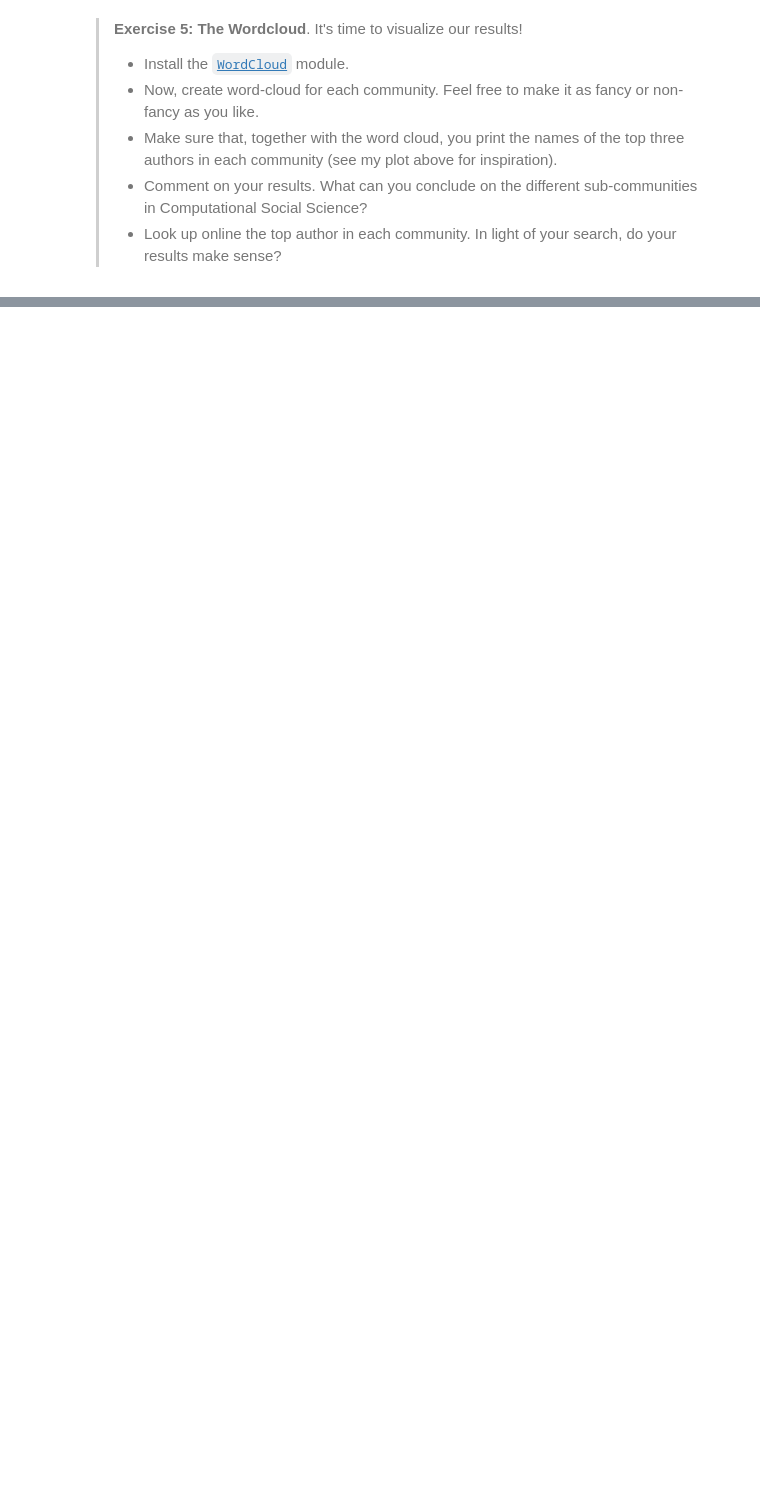
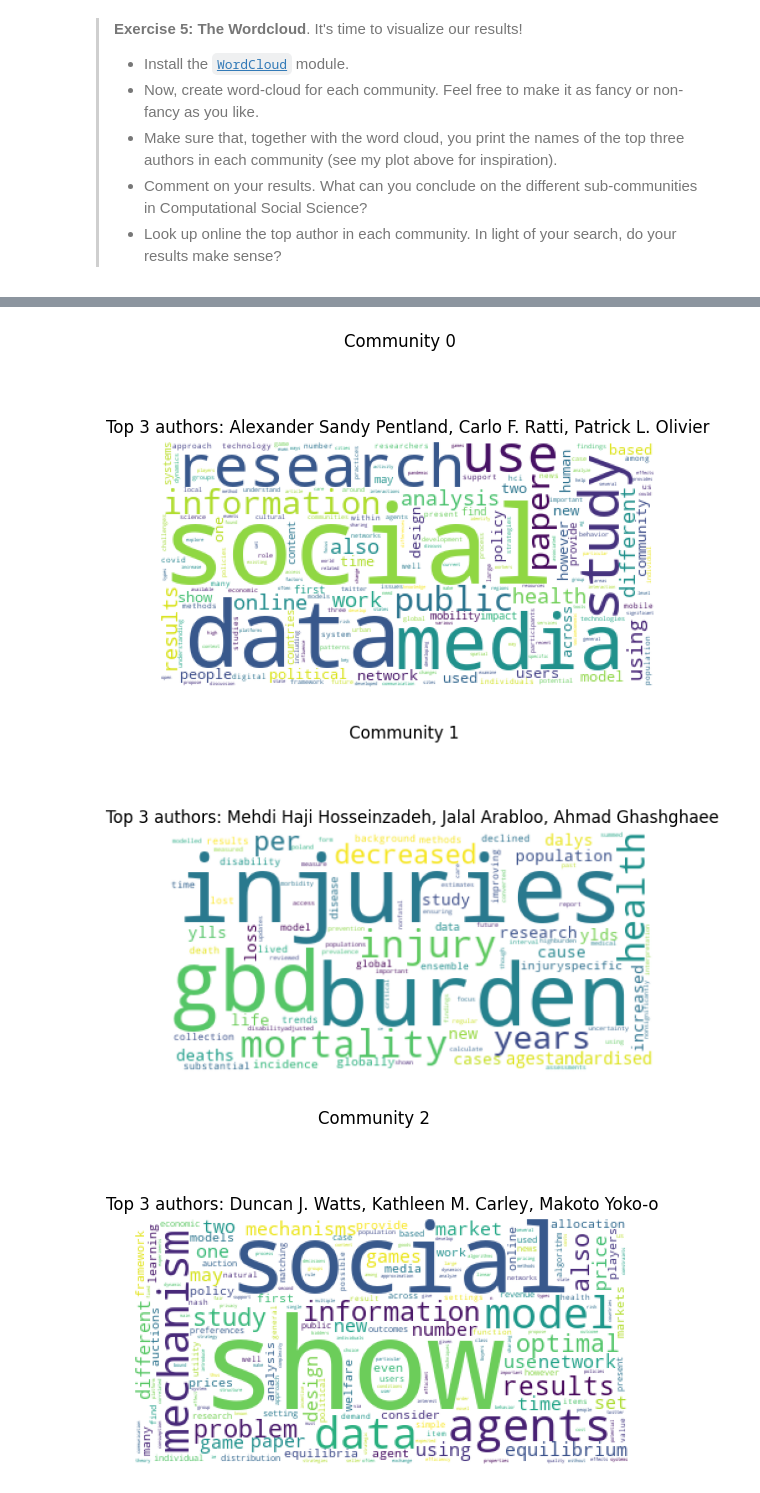
Before and after one commit to RSM-git/assignment2_compsocsci, a Jupyter notebook: Assignment2.ipynb, the cells around one changed output, grey strips where cells are left out. Saved outputs shown, nothing was run; the diff lists cells and outputs as text; code cells hidden in the pictures; blank space fills up the shorter version.

```diff
--- a/Assignment2.ipynb
+++ b/Assignment2.ipynb
@@ -786,0 +803,3 @@ abstract_df = abstract_df[~abstract_df.index.duplicated(keep='first')]
+# %%
+css_paper_df.index = css_paper_df["id"]
+css_paper_df = css_paper_df.drop(columns=["id"])
@@ -874,0 +900,20 @@ top5_terms
+# %%
+communities = [set(community) for community in sorted(author_partitioning, key=len, reverse=True)]
+community_abstracts = [[] for _ in range(len(communities))]
+
+
+for i, row in css_paper_df.iterrows():
+    authors = list(map(int, ast.literal_eval(row["authors"])))
+
+    paper_id = row.name
+
+    if paper_id in abstract_df.index:
+        abstract = abstract_df.loc[paper_id, "abstract"]
+        # print(abstract)
+
+        if not (abstract is np.nan):
+
+            for author in authors:
+                for k, community in enumerate(communities):
+                    if author in community:
+                        community_abstracts[k].append(abstract)
@@ -874,0 +966,13 @@ top5_terms
+# %%
+top10_tf = [sorted(com, key=com.get, reverse=True)[:10] for com in tfs]
+top10_tf_idf = [sorted(com, key=com.get, reverse=True)[:10] for com in tf_idfs]
+# %%
+names = []
+
+for i, tf, tf_idf, com in zip(range(10), top10_tf, top10_tf_idf, communities):
+    subgraph = G0.subgraph(com)
+    print(f"\n\nCommunity {i}, containing {len(community_abstracts[i])} abstracts")
+    print(f"Top 10 term frequency: {tf}")
+    print(f"Top 10 term frequency inverse document frequency {tf_idf}")
+    print(f"Top 3 authors in community {i}: {[G0.nodes[_id]['name'] for _id, _ in sorted(subgraph.degree, key=lambda x: x[1], reverse=True)[:3]]}")
+    names.append([G0.nodes[_id]['name'] for _id, _ in sorted(subgraph.degree, key=lambda x: x[1], reverse=True)[:3]])
@@ -881,0 +1016,13 @@ top5_terms
+# %%
+cloud = WordCloud(background_color="white")
+for i in range(len(tfs)):
+    CLOUD = cloud.generate_from_frequencies(tfs[i])
+    plt.imshow(CLOUD)
+    plt.axis("off")
+    plt.title(f"Top 3 authors: {', '.join(names[i])}")
+    plt.suptitle(f"Community {i}")
+    plt.show()
+# %% [output]
+[figure, added]
+[figure, added]
+[figure, added]
```
Also changed, not shown: parts of 20 cells of this notebook.
